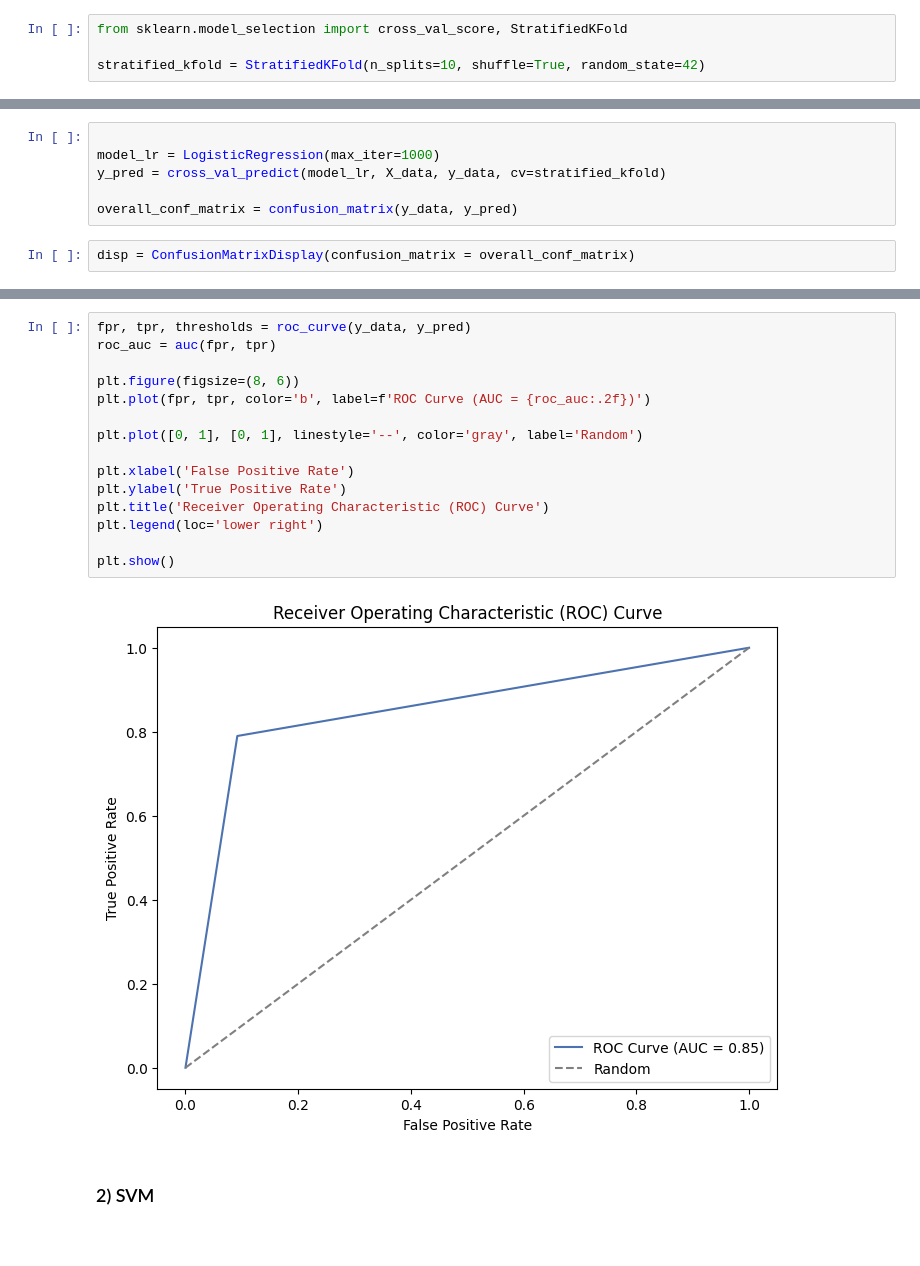
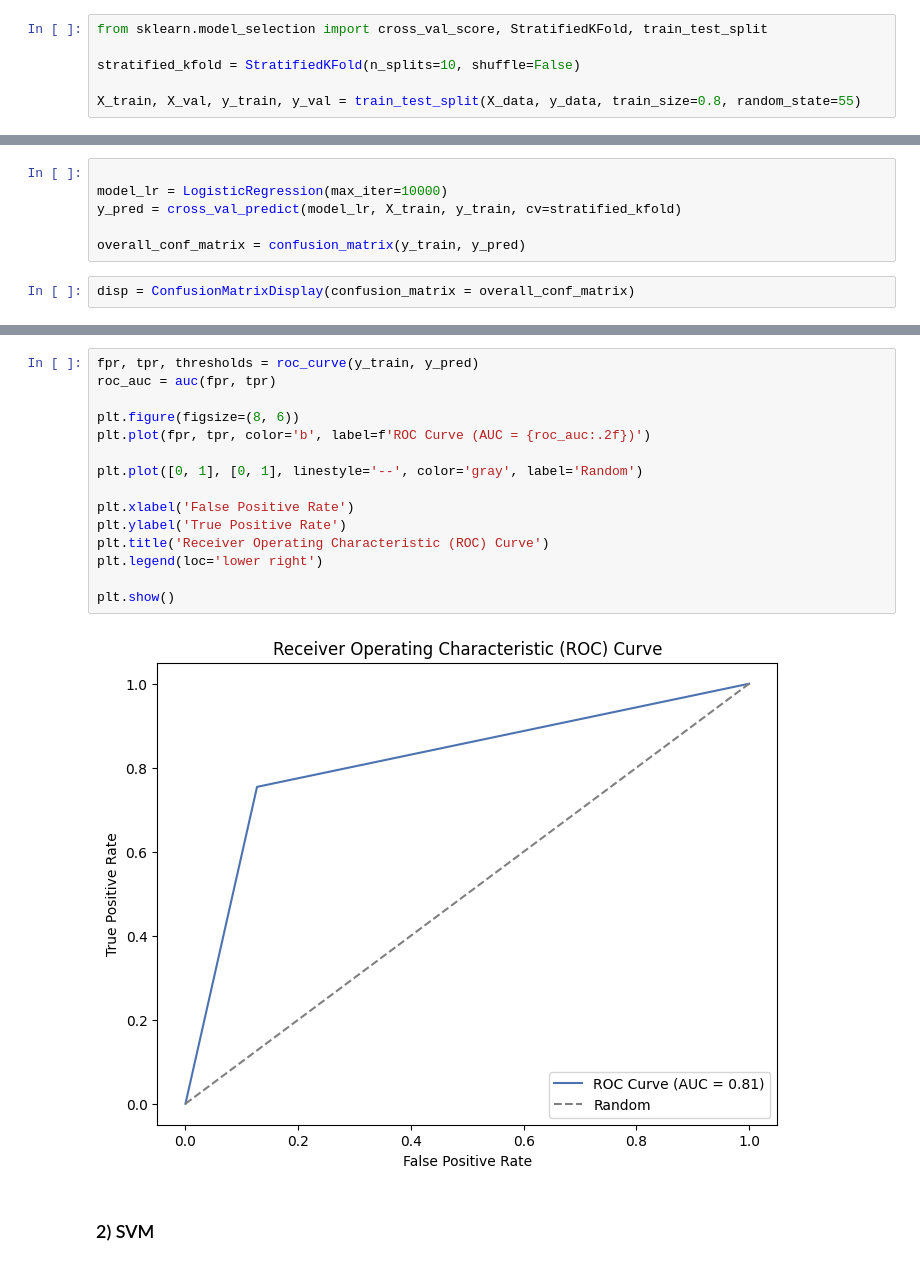
Before and after one commit to boltzman123/Heart-Failure-Disease-Prediction, a Jupyter notebook: Heart_Diesease_Detection.ipynb, the cells around one changed output, grey strips where cells are left out. Cells and saved outputs as stored; diff of their text form.

```diff
--- a/Heart_Diesease_Detection.ipynb
+++ b/Heart_Diesease_Detection.ipynb
@@ -507,9 +507,11 @@ X_data = X_data.loc[:, X_data.columns != "num"]
 # %% [markdown]
 ¸Za svaki model koristiti ćemo k-fold-cross-validation operator koji služi poboljšanju preciznosti rezultata na način da dijeli skup podataka u k jednako velikih podskupova koji onda idu u fazu treniranje i testiranja.
 # %%
-from sklearn.model_selection import cross_val_score, StratifiedKFold
+from sklearn.model_selection import cross_val_score, StratifiedKFold, train_test_split
 
-stratified_kfold = StratifiedKFold(n_splits=10, shuffle=True, random_state=42)
+stratified_kfold = StratifiedKFold(n_splits=10, shuffle=False)
+
+X_train, X_val, y_train, y_val = train_test_split(X_data, y_data, train_size=0.8, random_state=55)
 # %% [markdown]
 <h3>1) Logistička regresija</h3>
 # %%
@@ -528,9 +571,9 @@ warnings.filterwarnings("ignore", category=FutureWarning, module="sklearn")
 # %%
 
-model_lr = LogisticRegression(max_iter=1000)
-y_pred = cross_val_predict(model_lr, X_data, y_data, cv=stratified_kfold)
+model_lr = LogisticRegression(max_iter=10000)
+y_pred = cross_val_predict(model_lr, X_train, y_train, cv=stratified_kfold)
 
-overall_conf_matrix = confusion_matrix(y_data, y_pred)
+overall_conf_matrix = confusion_matrix(y_train, y_pred)
 # %%
 disp = ConfusionMatrixDisplay(confusion_matrix = overall_conf_matrix)
 # %%
@@ -552,20 +595,20 @@ weighted avg       0.86      0.85      0.85       301
 # %%
-fpr, tpr, thresholds = roc_curve(y_data, y_pred)
+fpr, tpr, thresholds = roc_curve(y_train, y_pred)
 roc_auc = auc(fpr, tpr)
 
 plt.figure(figsize=(8, 6))
 plt.plot(fpr, tpr, color='b', label=f'ROC Curve (AUC = {roc_auc:.2f})')
 
 plt.plot([0, 1], [0, 1], linestyle='--', color='gray', label='Random')
 
 plt.xlabel('False Positive Rate')
 plt.ylabel('True Positive Rate')
 plt.title('Receiver Operating Characteristic (ROC) Curve')
 plt.legend(loc='lower right')
 
 plt.show()
 # %% [output]
-[figure, old version]
+[figure, new version]
 # %% [markdown]
 <h3>2) SVM</h3>
 # %%
```
Also changed, not shown: parts of 34 cells of this notebook.
